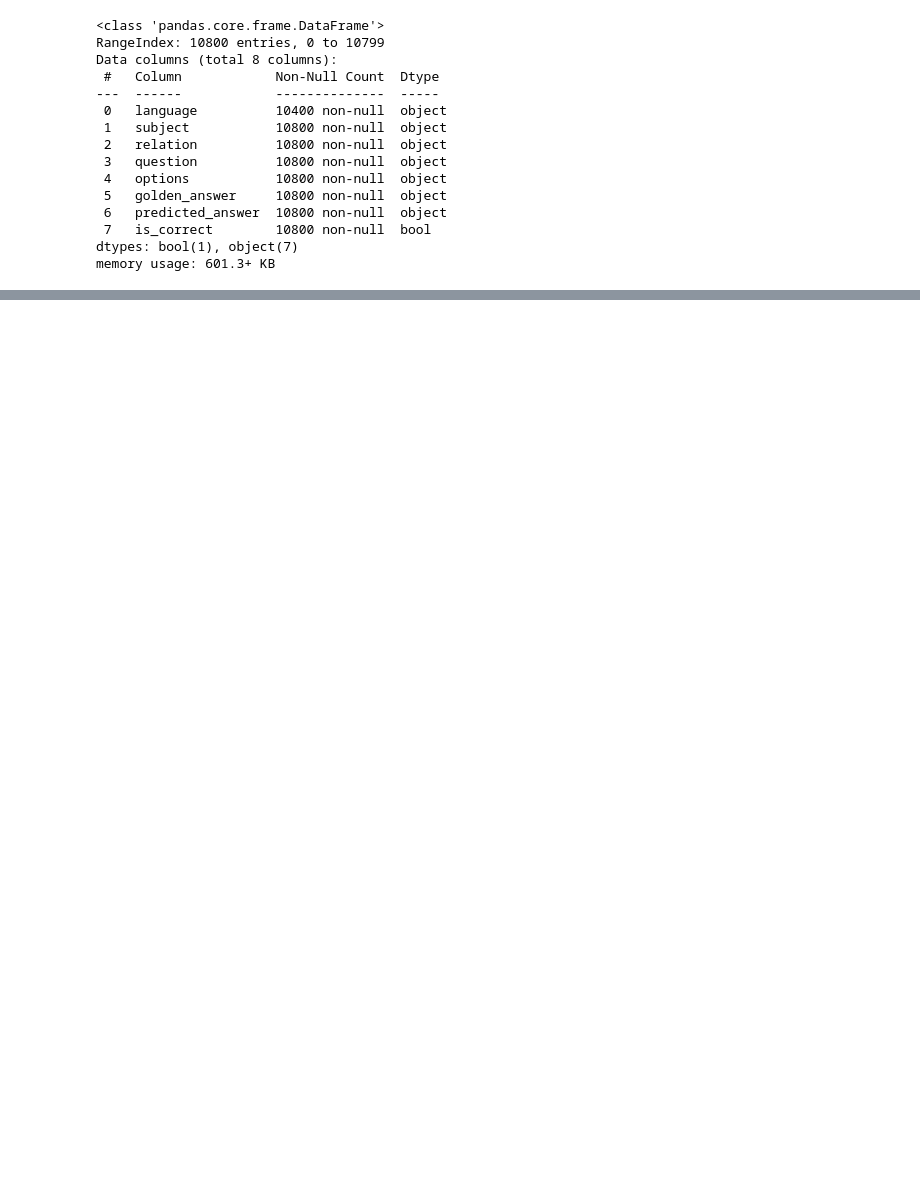
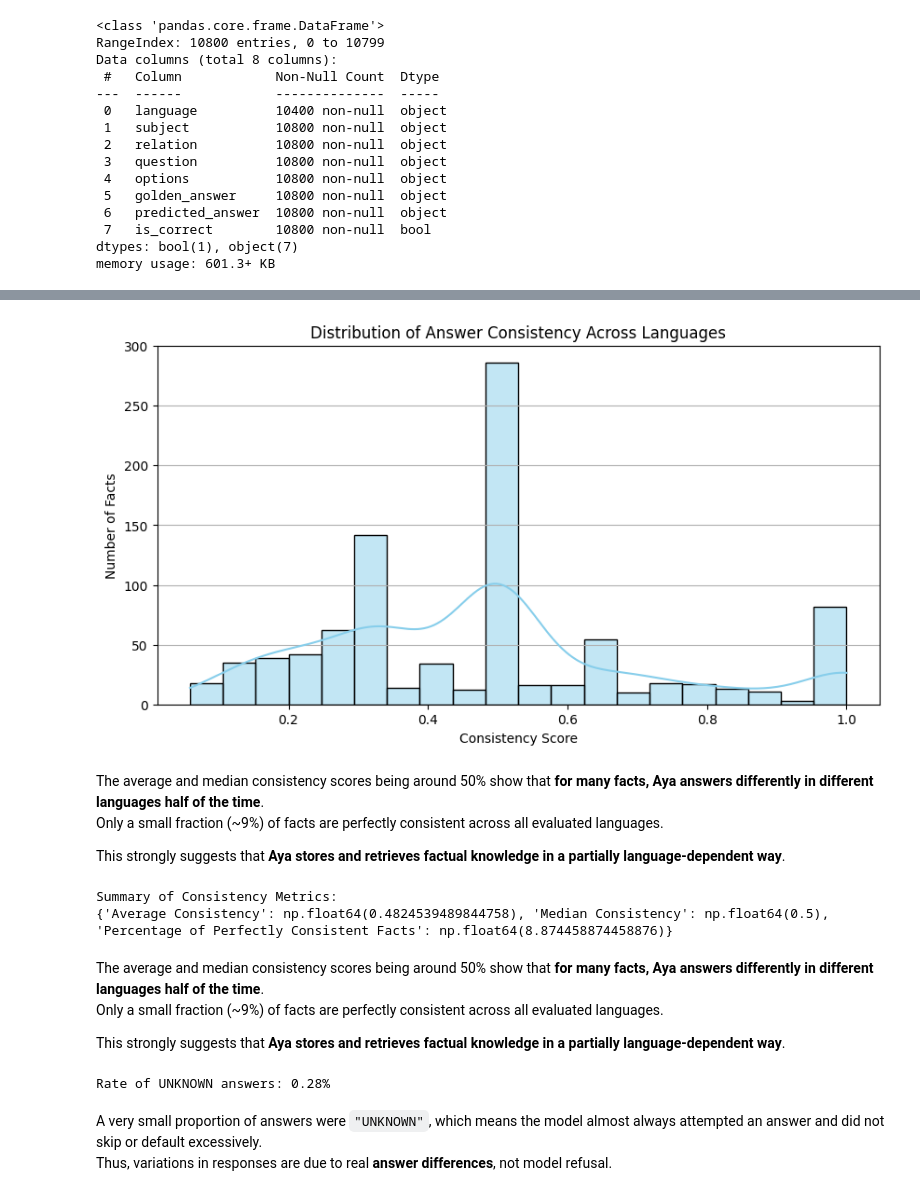
Before and after one commit to muhammadravi251001/understanding-how-Aya-thinks, a Jupyter notebook: notebooks/factual_knowledge_analysis.ipynb, the cells around one changed output, grey strips where cells are left out. Drawn from its saved outputs; the diff is of its cells as text; code cells hidden in the pictures; blank space fills up the shorter version.

```diff
--- a/notebooks/factual_knowledge_analysis.ipynb
+++ b/notebooks/factual_knowledge_analysis.ipynb
@@ -48,0 +97,5 @@ memory usage: 601.3+ KB
+# %%
+# Create a key that uniquely identifies each fact (subject + relation)
+result_df["fact_id"] = result_df["subject"] + "_" + result_df["relation"]
+print("Example fact_id added:")
+result_df[["subject", "relation", "fact_id"]].head()
@@ -48,0 +110,21 @@ memory usage: 601.3+ KB
+# %%
+# Group by fact_id
+fact_groups = result_df.groupby("fact_id")
+
+consistency_list = []
+
+for fact_id, group in fact_groups:
+    answers = group["predicted_answer"]
+    if len(answers) > 1:
+        # Count the most common answer
+        most_common_answer = answers.mode()[0]
+        consistency = (answers == most_common_answer).sum() / len(answers)
+        consistency_list.append({
+            "fact_id": fact_id,
+            "consistency": consistency,
+            "n_languages": len(answers)
+        })
+
+consistency_df = pd.DataFrame(consistency_list)
+print(f"Computed consistency for {len(consistency_df)} facts.")
+consistency_df.head()
@@ -48,0 +139,41 @@ memory usage: 601.3+ KB
+# %%
+plt.figure(figsize=(10, 5))
+sns.histplot(consistency_df["consistency"], bins=20, kde=True, color="skyblue")
+plt.title("Distribution of Answer Consistency Across Languages")
+plt.xlabel("Consistency Score")
+plt.ylabel("Number of Facts")
+plt.grid(axis='y')
+plt.show()
+# %% [output]
+[figure, added]
+# %% [markdown]
+The average and median consistency scores being around 50% show that **for many facts, Aya answers differently in different languages half of the time**.
+Only a small fraction (~9%) of facts are perfectly consistent across all evaluated languages.
+
+This strongly suggests that **Aya stores and retrieves factual knowledge in a partially language-dependent way**.
+# %%
+# Summary Statistics
+consistency_summary = {
+    "Average Consistency": np.mean(consistency_df["consistency"]),
+    "Median Consistency": np.median(consistency_df["consistency"]),
+    "Percentage of Perfectly Consistent Facts": (consistency_df["consistency"] == 1.0).mean() * 100
+}
+
+print("Summary of Consistency Metrics:")
+print(consistency_summary)
+# %% [output]
+Summary of Consistency Metrics:
+{'Average Consistency': np.float64(0.4824539489844758), 'Median Consistency': np.float64(0.5), 'Percentage of Perfectly Consistent Facts': np.float64(8.874458874458876)}
+# %% [markdown]
+The average and median consistency scores being around 50% show that **for many facts, Aya answers differently in different languages half of the time**.
+Only a small fraction (~9%) of facts are perfectly consistent across all evaluated languages.
+
+This strongly suggests that **Aya stores and retrieves factual knowledge in a partially language-dependent way**.
+# %%
+unknown_rate = (result_df["predicted_answer"] == "UNKNOWN").mean()
+print(f"Rate of UNKNOWN answers: {unknown_rate:.2%}")
+# %% [output]
+Rate of UNKNOWN answers: 0.28%
+# %% [markdown]
+A very small proportion of answers were `"UNKNOWN"`, which means the model almost always attempted an answer and did not skip or default excessively.
+Thus, variations in responses are due to real **answer differences**, not model refusal.
```
Also changed, not shown: parts of 15 cells of this notebook, 11 other files.
